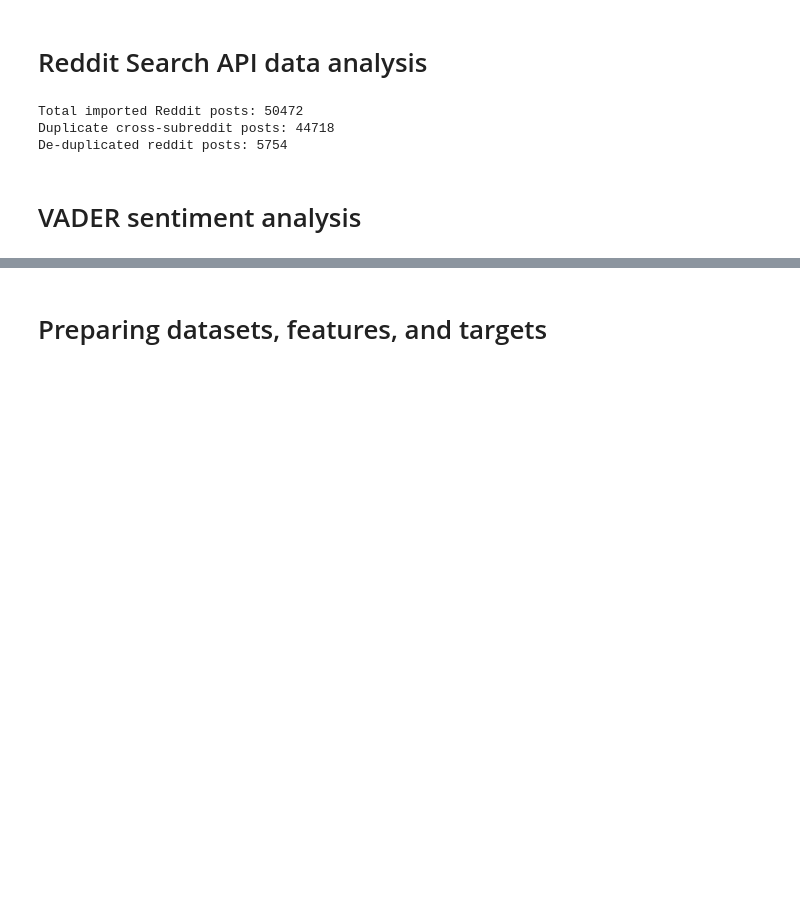
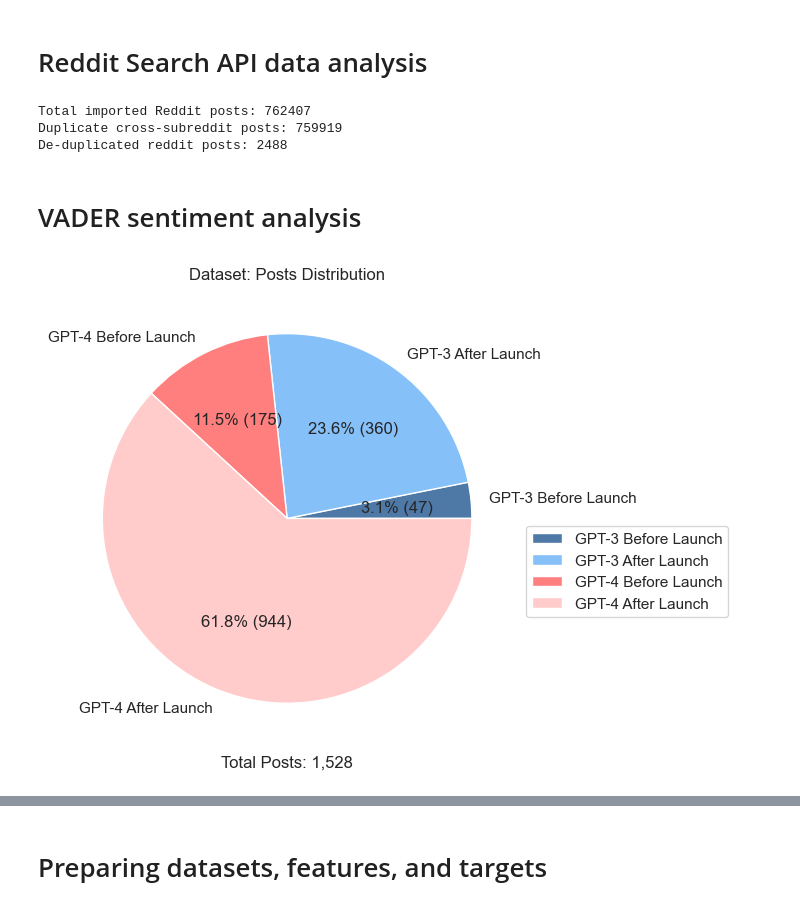
Before and after one commit to georgeh12/reddit-gpt, a Jupyter notebook: vader-analysis.ipynb, the cells around one changed output, grey strips where cells are left out. Saved outputs shown, nothing was run; the diff lists cells and outputs as text; code cells hidden in the pictures; blank space fills up the shorter version.

```diff
--- a/vader-analysis.ipynb
+++ b/vader-analysis.ipynb
@@ -160,10 +161,17 @@ df = pd.DataFrame()
 running_total = 0
 for fname in glob.glob(os.path.abspath('./data/**/*.csv'), recursive=True):
     _df=pd.read_csv(fname)
+    # Check for empty dataset
     if _df.empty: continue
     _df['subreddit'] = _df[_df['subreddit'].str.lower().isin(metadata.index)]['subreddit'].str.lower()
-    _df['score_weighted'] = _df.apply(lambda row: row['score'] * (100 - metadata.loc[row['subreddit']]['subscribers_pct']), axis=1)
-    _df['num_comments_weighted'] = _df.apply(lambda row: row['num_comments'] * (100 - metadata.loc[row['subreddit']]['subscribers_pct']), axis=1)
+
+    # Remove missing subreddit values
+    _df = _df[_df['subreddit'].notna()]
+    if _df.empty: continue
+
+    # Calculate weighted score by dividing the score by the percentage of the subreddit
+    _df['score_weighted'] = _df.apply(lambda row: row['score'] * 100 / (100 - metadata.loc[row['subreddit']]['subscribers_pct']), axis=1)
+    _df['num_comments_weighted'] = _df.apply(lambda row: row['num_comments'] * 100 / (100 - metadata.loc[row['subreddit']]['subscribers_pct']), axis=1)
     _df['date'] = pd.to_datetime(_df['date']) # convert date column
     df = df.append(_df.copy(), ignore_index=True)
     running_total+=len(_df)
@@ -180,9 +188,9 @@ print(f"Total imported Reddit posts: {running_total}")
 print(f"Duplicate cross-subreddit posts: {running_total-len(df)}")
 print(f"De-duplicated reddit posts: {len(df)}")
 # %% [output]
-Total imported Reddit posts: 50472
-Duplicate cross-subreddit posts: 44718
-De-duplicated reddit posts: 5754
+Total imported Reddit posts: 762407
+Duplicate cross-subreddit posts: 759919
+De-duplicated reddit posts: 2488
 # %% [markdown]
 # VADER sentiment analysis
 # %%
@@ -251,33 +259,53 @@ gpt3_launch = datetime(2022, 11, 30)
 gpt3_end = datetime(2023, 1, 31)
 
 # Define the date range for GPT-4 hype analysis
 gpt4_start = datetime(2023, 2, 15)
 gpt4_launch =  datetime(2023, 3, 14)
 gpt4_end = datetime(2023, 5, 15)
 
 # Filter GPT-3 dataset
 df_gpt3 = df[(gpt3_start <= df['date']) & (df['date'] < gpt3_end + timedelta(days=1))]
 # get the distance of the date to the GPT-3 launch date
 df_gpt3['launch_distance'] = abs(gpt3_launch - df_gpt3['date'])
 df_gpt3['launch_distance_f'] = df_gpt3['launch_distance'] / pd.to_timedelta(1, unit='D')
 
 
 # Filter GPT-4 dataset
 df_gpt4 = df[(gpt4_start <= df['date']) & (df['date'] < gpt4_end + timedelta(days=1))]
 # get the distance of the date to the GPT-4 launch date
 df_gpt4['launch_distance'] = abs(gpt4_launch - df_gpt4['date'])
 df_gpt4['launch_distance_f'] = df_gpt4['launch_distance'] / pd.to_timedelta(1, unit='D')
 
 # apply vader sentiment to matched datasets
 vader_sentiment(df_gpt3)
 vader_sentiment(df_gpt4)
 
 # Split at gpt3_launch date
 df_gpt3_before = df_gpt3[df_gpt3['date'] < gpt3_launch]
 df_gpt3_after = df_gpt3[gpt3_launch <= df_gpt3['date']]
 # Split at gpt4_launch date
 df_gpt4_before = df_gpt4[df_gpt4['date'] < gpt4_launch]
 df_gpt4_after = df_gpt4[gpt4_launch <= df_gpt4['date']]
+
+# Get counts of datasets before and after launch dates
+df_gpt_counts = {
+    'GPT-3 Before Launch': len(df_gpt3_before),
+    'GPT-3 After Launch': len(df_gpt3_after),
+    'GPT-4 Before Launch': len(df_gpt4_before),
+    'GPT-4 After Launch': len(df_gpt4_after)
+}
+# Plot pie chart of GPT search distribution
+plt.figure(figsize=(8, 6))
+colors = ['#4e79a7', '#85c0f9', '#ff7f7f', '#ffcccb']
+plt.pie(df_gpt_counts.values(), colors=colors, labels=df_gpt_counts.keys(), autopct=lambda pct: f"{pct:.1f}% ({int(pct/100*sum(df_gpt_counts.values()))})")
+# Add annotations for subscriber percentages
+plt.legend(loc='upper left', bbox_to_anchor=(1, 0.5))
+plt.title('Dataset: Posts Distribution')
+plt.ylabel('')
+plt.xlabel('Total Posts: ' + "{:,}".format(sum(df_gpt_counts.values())))
+plt.show()
+# %% [output]
+[figure, added]
 # %%
 def visualize_sentiment(dataset, name):
     # Plot histogram of compound sentiment scores
```
Also changed, not shown: parts of 9 cells of this notebook, 11 other files.
